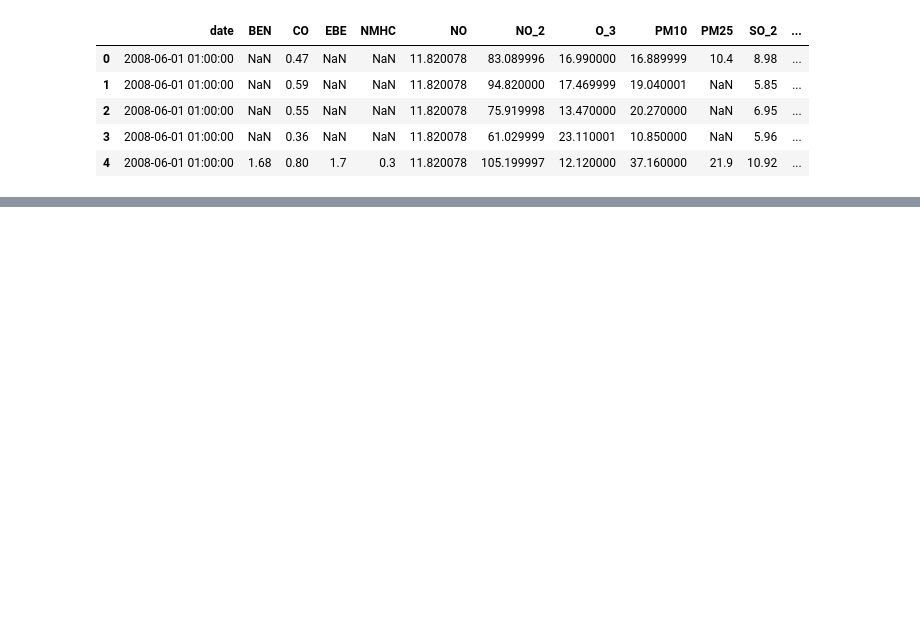
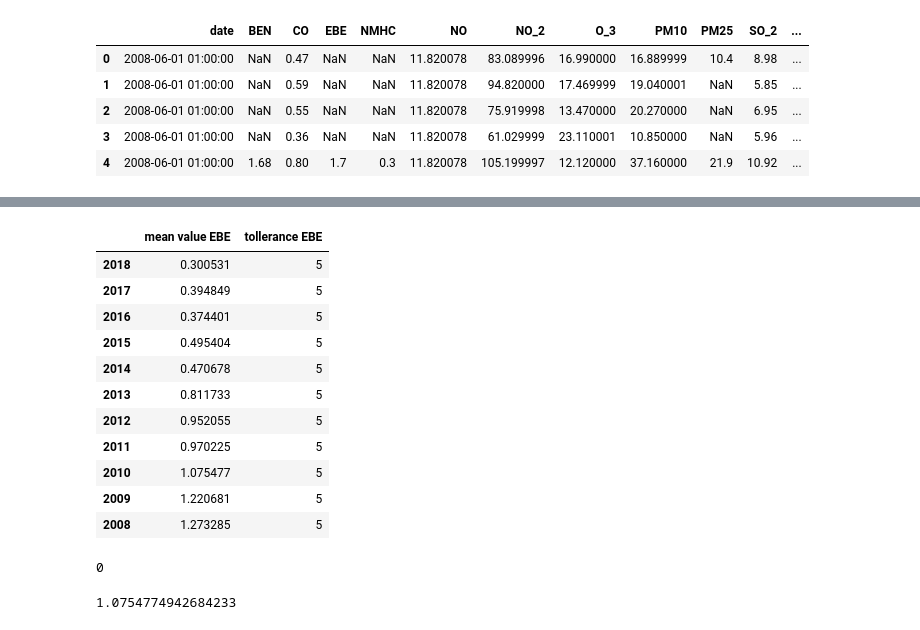
Before and after one commit to ChiaraAmalia/DataScience2Project, a Jupyter notebook: Data2Analysis.ipynb, the cells around one changed output, grey strips where cells are left out. Cells and saved outputs as stored; diff of their text form; code cells hidden in the pictures; blank space fills up the shorter version.

```diff
--- a/Data2Analysis.ipynb
+++ b/Data2Analysis.ipynb
@@ -30,0 +81,51 @@ plt.show()
+# %%
+
+#prendo tutti i valori del etilbenzene del 2018
+ebe2018 = allMadrid['EBE'].loc[allMadrid['date'] > '2018-01-01']
+# prendo tutti i valori del etilbenzene dal 2017 al 2008
+ebe2017 = allMadrid['EBE'].loc[(allMadrid['date'] < '2018-01-01')
+                     & (allMadrid['date'] >= '2017-01-01')]
+ebe2016 = allMadrid['EBE'].loc[(allMadrid['date'] < '2017-01-01')
+                     & (allMadrid['date'] >= '2016-01-01')]
+ebe2015 = allMadrid['EBE'].loc[(allMadrid['date'] < '2016-01-01')
+                     & (allMadrid['date'] >= '2015-01-01')]
+ebe2014 = allMadrid['EBE'].loc[(allMadrid['date'] < '2015-01-01')
+                     & (allMadrid['date'] >= '2014-01-01')]
+ebe2013 = allMadrid['EBE'].loc[(allMadrid['date'] < '2014-01-01')
+                     & (allMadrid['date'] >= '2013-01-01')]
+ebe2012 = allMadrid['EBE'].loc[(allMadrid['date'] < '2013-01-01')
+                     & (allMadrid['date'] >= '2012-01-01')]
+ebe2011 = allMadrid['EBE'].loc[(allMadrid['date'] < '2012-01-01 00:00:00')
+                     & (allMadrid['date'] >= '2011-01-01 00:00:00')]
+ebe2010 = allMadrid['EBE'].loc[(allMadrid['date'] < '2011-01-01')
+                     & (allMadrid['date'] >= '2010-01-01')]
+ebe2009 = allMadrid['EBE'].loc[(allMadrid['date'] < '2010-01-01 00:00:00')
+                     & (allMadrid['date'] >= '2009-01-01 00:00:00')]
+ebe2008 = allMadrid['EBE'].loc[(allMadrid['date'] <= '2009-01-01 00:00:00')
+                     & (allMadrid['date'] >= '2008-01-01')]
+
+# Creo un nuovo dataframe dove inserisco i valori medi del etilbenzene rispetto agli anni,
+#  aggiungendo una colonna per le tolleranze e come indice l'anno
+
+ebe = pd.DataFrame({'mean value EBE':[ebe2018.mean(),ebe2017.mean(),ebe2016.mean(),ebe2015.mean(),ebe2014.mean(),ebe2013.mean(),ebe2012.mean(),ebe2011.mean(),
+                        ebe2010.mean(),ebe2009.mean(),ebe2008.mean()],'tollerance EBE':[5,5,5,5,5,5,5,5,5,5,5]},index=[2018,2017,2016,2015,2014,2013,2012,2011,2010,2009,2008])
+display(ebe)
+
+ebe2010 = ebe2010.dropna() #test
+display(ebe2010.isna().sum())
+display(ebe2010.mean())
+# %% [output]
+|  | mean value EBE | tollerance EBE |
+| 2018 | 0.300531 | 5 |
+| 2017 | 0.394849 | 5 |
+| 2016 | 0.374401 | 5 |
+| 2015 | 0.495404 | 5 |
+| 2014 | 0.470678 | 5 |
+| 2013 | 0.811733 | 5 |
+| 2012 | 0.952055 | 5 |
+| 2011 | 0.970225 | 5 |
+| 2010 | 1.075477 | 5 |
+| 2009 | 1.220681 | 5 |
+| 2008 | 1.273285 | 5 |
+0
+1.0754774942684233
```
Also changed, not shown: parts of 13 cells of this notebook, 1 other file.
